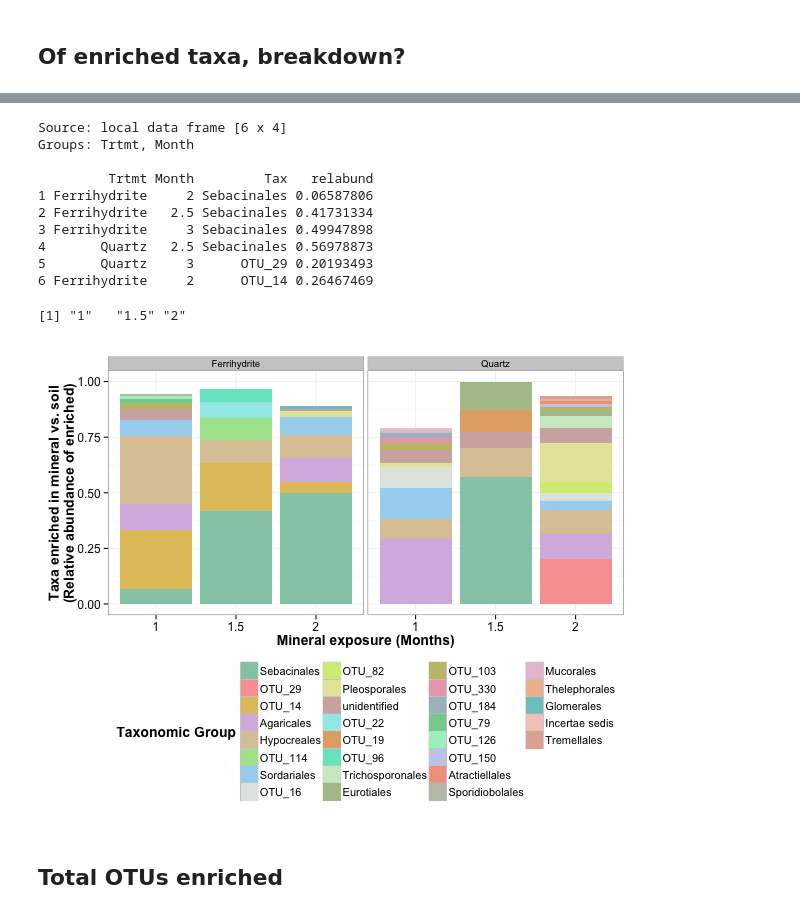
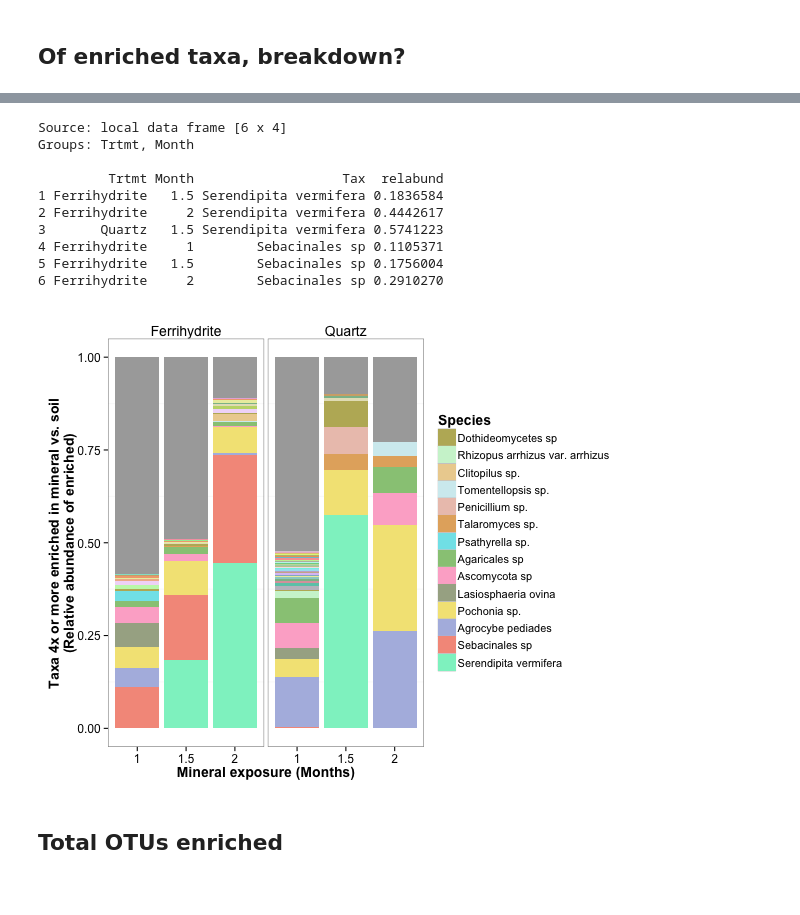
Before and after one commit to TheaWhitman/MineralITS, a Jupyter notebook: manuscript_figures/Differential_abundance.ipynb, the cells around one changed output, grey strips where cells are left out. Saved outputs shown, nothing was run; the diff lists cells and outputs as text; code cells hidden in the pictures.

```diff
--- a/manuscript_figures/Differential_abundance.ipynb
+++ b/manuscript_figures/Differential_abundance.ipynb
@@ -580,83 +621,85 @@ Hypocreales not EcM
 %%R
 
 cutoff=2
+abund=0.0005
 
 d.high = l2fc %>%
-    dplyr::filter(l2FC>cutoff, padj<=0.1)
-d.high$Order = ifelse(is.na(d.high$Order)==TRUE, paste(d.high$OTU), paste(d.high$Order))
-d.high = d.high %>%
+    dplyr::filter(l2FC>cutoff, padj<=0.1)%>%
     dplyr::group_by(Trtmt,Month) %>%
     dplyr::mutate(relabund=baseMean/sum(baseMean))%>%
-    dplyr::group_by(Trtmt,Month,Order) %>%
-    dplyr::summarise(relabund=sum(relabund))
-# And we tally up all the relative counts for each taxonomic group.
+    dplyr::mutate(name=ifelse(is.na(Genus),paste("unidentified"),ifelse(is.na(Species),paste(Genus,"sp."),paste(Species))))%>%
+    dplyr::mutate(Tax=name)%>%
+    dplyr::group_by(Trtmt,Month,Tax)%>%
+    dplyr::summarise(totabund=sum(relabund))%>%
+    dplyr::mutate(Tax=ifelse(is.na(Tax), "unidentified", paste(Tax)))%>%
+    dplyr::group_by(Trtmt,Month,Tax)%>%
+    dplyr::summarise(totabund=sum(totabund))
 
 colnames(d.high) <- c("Trtmt","Month","Tax","relabund")
 # Set the column names to generic so it's easier to change the order, etc.
 
 mean.Abund = ddply(d.high, .(Tax), summarize, M = mean(relabund))
 # Calculate the phyla's mean abundances
-d.high$Tax = factor(d.high$Tax, levels=mean.Abund[order(-mean.Abund$M),]$Tax)
+len = length(mean.Abund[order(-mean.Abund$M),]$Tax)
+levs = c(mean.Abund[order(-mean.Abund$M),]$Tax[1],mean.Abund[order(-mean.Abund$M),]$Tax[3:len],mean.Abund[order(-mean.Abund$M),]$Tax[2])
+d.high$Tax = factor(d.high$Tax, levels=levs)
+#d.high$Tax = factor(d.high$Tax, levels=mean.Abund[order(-mean.Abund$M),]$Tax)
 # Order the phyla by abundance
 d.high$Trtmt = ordered(d.high$Trtmt, levels = c("Ferrihydrite", "Quartz", "Kaolinite", "Heavy Fraction"))
 # Order the treatments
 d.high<-d.high[with(d.high, order(Tax)),]
 # Sort the whole dataframe by this phylum order
-d.high$Month = factor(d.high$Month)
 
-abund=0.01
-d.high<-d.high %>%
-    dplyr::filter(relabund>abund)
-d.high$relabund
-head(d.high)
+d.plot = d.high
+d.plot$Month=ifelse(d.plot$Month==2.0,1, ifelse(d.plot$Month==2.5,1.5,2))
+d.plot$Month=as.factor(d.plot$Month)
+
+head(d.plot)
 # %% [output]
 Source: local data frame [6 x 4]
 Groups: Trtmt, Month
 
-         Trtmt Month         Tax   relabund
-1 Ferrihydrite     2 Sebacinales 0.06587806
-2 Ferrihydrite   2.5 Sebacinales 0.41731334
-3 Ferrihydrite     3 Sebacinales 0.49947898
-4       Quartz   2.5 Sebacinales 0.56978873
-5       Quartz     3      OTU_29 0.20193493
-6 Ferrihydrite     2      OTU_14 0.26467469
+         Trtmt Month                   Tax  relabund
+1 Ferrihydrite   1.5 Serendipita vermifera 0.1836584
+2 Ferrihydrite     2 Serendipita vermifera 0.4442617
+3       Quartz   1.5 Serendipita vermifera 0.5741223
+4 Ferrihydrite     1        Sebacinales sp 0.1105371
+5 Ferrihydrite   1.5        Sebacinales sp 0.1756004
+6 Ferrihydrite     2        Sebacinales sp 0.2910270
-# %%
-%%R
-d.plot = d.high
-
-d.plot$Month=ifelse(d.plot$Month==2.0,1, ifelse(d.plot$Month==2.5,1.5,2))
-d.plot$Month=as.factor(d.plot$Month)
-levels(d.plot$Month)
-# %% [output]
-[1] "1"   "1.5" "2"
 # %%
 %%R -w 600
 
 d.plot = d.high
 
 scheme <- iwanthue()
 colors = scheme$hex(length(unique(d.plot$Tax)), color_space = hcl_presets$pastel)
+len = length(colors)
+colors[len] = 'darkgrey'
 
 d.plot$Month=ifelse(d.plot$Month==2.0,1, ifelse(d.plot$Month==2.5,1.5,2))
 d.plot$Month=as.factor(d.plot$Month)
 
 p = ggplot(d.plot, aes(x=Month, y=relabund, fill = Tax))
 
 p = p + facet_grid(~Trtmt)
-p = p + scale_fill_manual(values = colors)
+
+N=45
+Breaks=factor(d.plot$Tax, d.plot[order(-d.plot$relabund),]$Tax)[1:N]
+p = p + scale_fill_manual(values = colors, breaks=Breaks)
 
 p = p + geom_bar(stat = "identity", width = 0.90)
 
-p = p + guides(fill = guide_legend(title="Taxonomic Group", ncol = 4))
+p = p + guides(fill = guide_legend(title="Species", ncol = 1, reverse=TRUE))
 
-p = p + xlab("Mineral exposure (Months)") + ylab("Taxa enriched in mineral vs. soil\n(Relative abundance of enriched)")
+p = p + xlab("Mineral exposure (Months)") + ylab("Taxa 4x or more enriched in mineral vs. soil\n(Relative abundance of enriched)")
 
 p = p + theme_bw()
 
 p = p + theme(axis.title = element_text(size=14,face="bold"))
 p = p + theme(axis.text = element_text(size=12,))
-p = p + theme(legend.text=element_text(size=11), legend.title=element_text(size=14), legend.position="bottom")
+p = p + theme(legend.text=element_text(size=11), legend.title=element_text(size=14), legend.position="right")
+p = p + theme(strip.background = element_blank(),strip.text = element_text(size=14), panel.grid.major= element_blank())
 
 p
 # %% [output]
-[figure, old version]
+[figure, new version]
```
Also changed, not shown: parts of 14 cells of this notebook, 20 other files.
